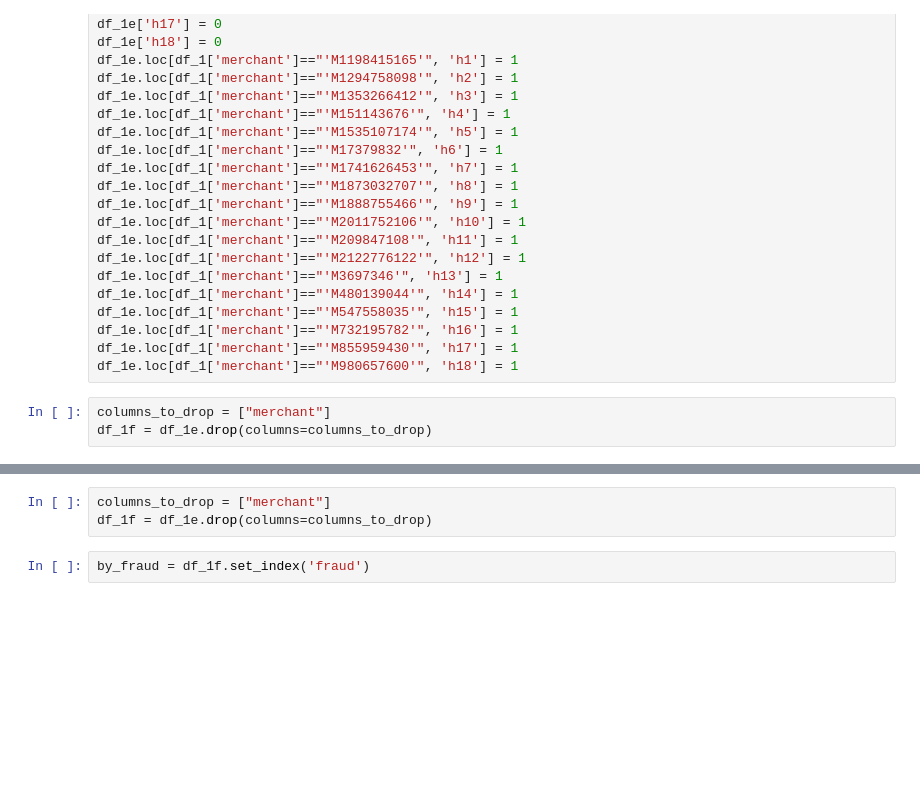
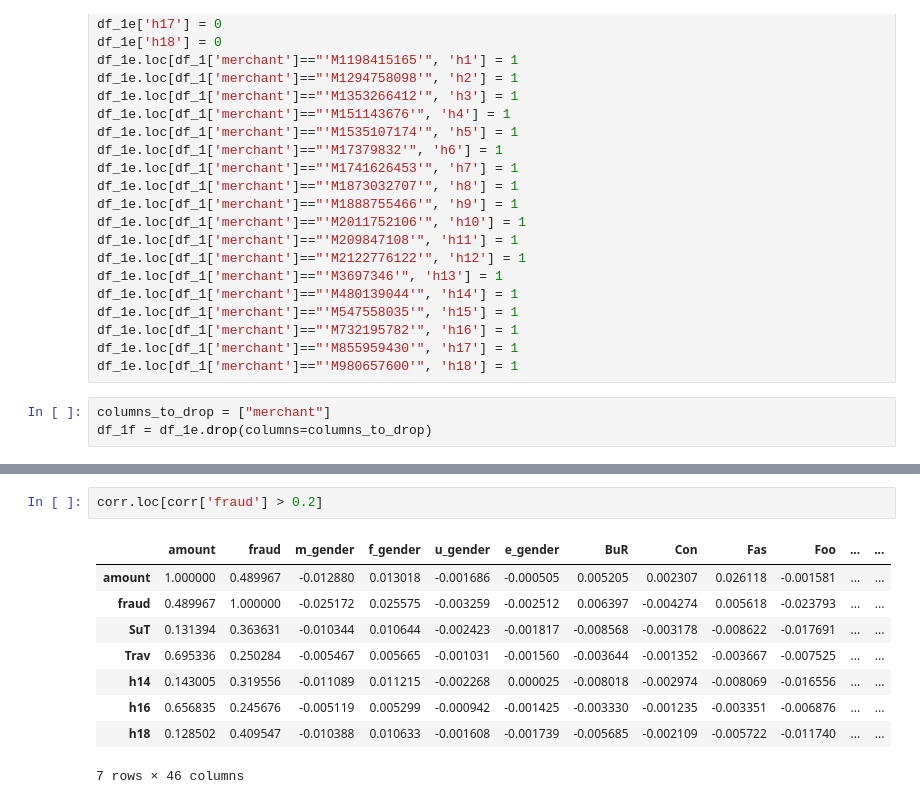
Before and after one commit to felixrolf/DS-bank-app, a Jupyter notebook: notebooks/Kaggle_Financial_Data_2.ipynb, the cells around one changed output, grey strips where cells are left out. Cells and saved outputs as stored; diff of their text form; blank space fills up the shorter version.

```diff
--- a/notebooks/Kaggle_Financial_Data_2.ipynb
+++ b/notebooks/Kaggle_Financial_Data_2.ipynb
@@ -176,5 +130,12 @@ corr.style.background_gradient().set_precision(2)
-# %%
-columns_to_drop = ["merchant"]
-df_1f = df_1e.drop(columns=columns_to_drop)
-# %%
-by_fraud = df_1f.set_index('fraud')
+# %%
+corr.loc[corr['fraud'] > 0.2]
+# %% [output]
+|  | amount | fraud | m_gender | f_gender | u_gender | e_gender | BuR | Con | Fas | Foo | ... | ... |
+| amount | 1.000000 | 0.489967 | -0.012880 | 0.013018 | -0.001686 | -0.000505 | 0.005205 | 0.002307 | 0.026118 | -0.001581 | ... | ... |
+| fraud | 0.489967 | 1.000000 | -0.025172 | 0.025575 | -0.003259 | -0.002512 | 0.006397 | -0.004274 | 0.005618 | -0.023793 | ... | ... |
+| SuT | 0.131394 | 0.363631 | -0.010344 | 0.010644 | -0.002423 | -0.001817 | -0.008568 | -0.003178 | -0.008622 | -0.017691 | ... | ... |
+| Trav | 0.695336 | 0.250284 | -0.005467 | 0.005665 | -0.001031 | -0.001560 | -0.003644 | -0.001352 | -0.003667 | -0.007525 | ... | ... |
+| h14 | 0.143005 | 0.319556 | -0.011089 | 0.011215 | -0.002268 | 0.000025 | -0.008018 | -0.002974 | -0.008069 | -0.016556 | ... | ... |
+| h16 | 0.656835 | 0.245676 | -0.005119 | 0.005299 | -0.000942 | -0.001425 | -0.003330 | -0.001235 | -0.003351 | -0.006876 | ... | ... |
+| h18 | 0.128502 | 0.409547 | -0.010388 | 0.010633 | -0.001608 | -0.001739 | -0.005685 | -0.002109 | -0.005722 | -0.011740 | ... | ... |
+7 rows × 46 columns
```
Also changed, not shown: parts of 11 cells of this notebook, 2 other files.
